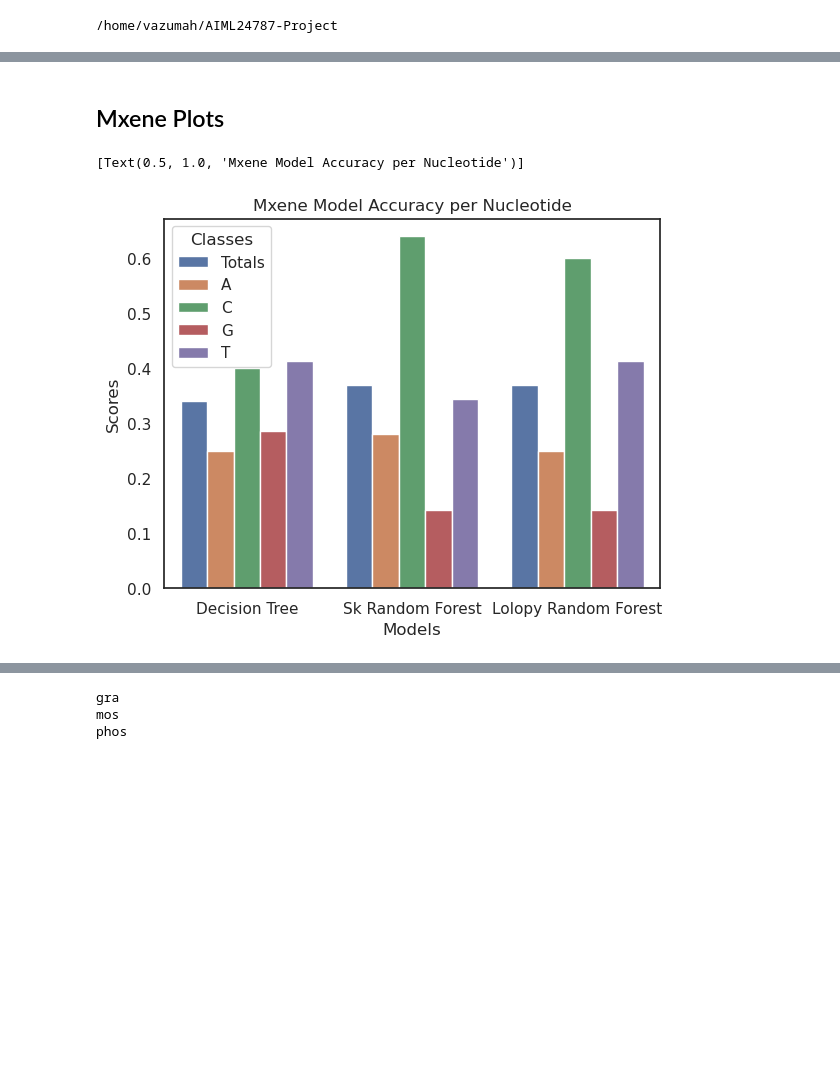
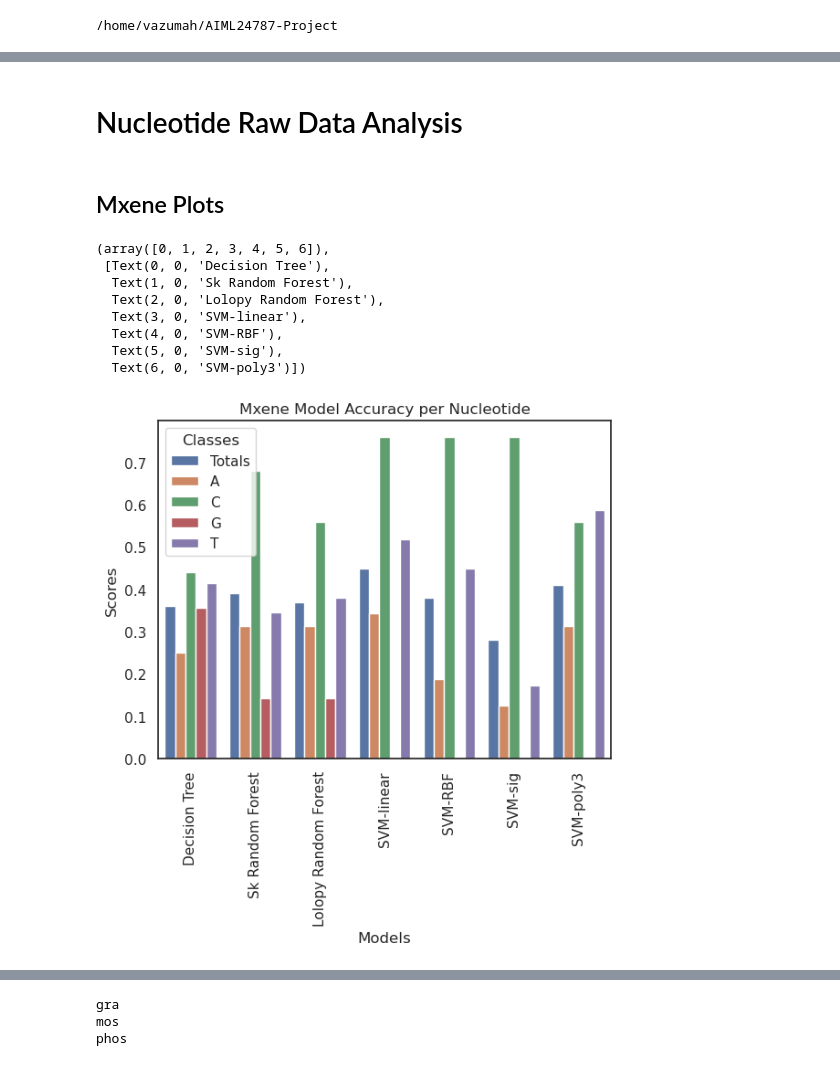
Before and after one commit to makazumah/AIML24787-Project, a Jupyter notebook: Random_forest_func_Form.ipynb, the cells around one changed output, grey strips where cells are left out. Drawn from its saved outputs; the diff is of its cells as text; code cells hidden in the pictures; blank space fills up the shorter version.

```diff
--- a/Random_forest_func_Form.ipynb
+++ b/Random_forest_func_Form.ipynb
@@ -57,5 +59,8 @@ def nucleotide_pore_data(name='mxene'):
     y = np.concatenate((A_y, C_y,G_y,T_y), axis=0)
     dna_class = np.concatenate((A_x_p, C_x_p,G_x_p,T_x_p), axis=0)
     Xeng = np.concatenate((X,dna_class), axis=1)
+    scaler = MinMaxScaler(feature_range=(0, 1))
+    X = scaler.fit_transform(X)
+    Xeng = scaler.fit_transform(Xeng)
 
     return X, y, dna_class, Xeng
@@ -149,0 +197,2 @@ def training_and_plots(X,y, mode='regular', name='mxene'):
+# %% [markdown]
+# Nucleotide Raw Data Analysis
@@ -154,13 +460,22 @@ Xxene, yxene, dna_xene, Xxeng = nucleotide_pore_data(name='mxene')
 # %%
 # Regular training
 mxene_df = training_and_plots(Xxene,yxene)
 sns.set(style='white')
 
 #create grouped bar chart
 sns.barplot(x='Models', y='Scores', hue='Classes', data=mxene_df).set(title='Mxene Model Accuracy per Nucleotide')
+plt.xticks(rotation=90)
+plt.show()
 # %% [output]
-[Text(0.5, 1.0, 'Mxene Model Accuracy per Nucleotide')]
+(array([0, 1, 2, 3, 4, 5, 6]),
+ [Text(0, 0, 'Decision Tree'),
+  Text(1, 0, 'Sk Random Forest'),
+  Text(2, 0, 'Lolopy Random Forest'),
+  Text(3, 0, 'SVM-linear'),
+  Text(4, 0, 'SVM-RBF'),
+  Text(5, 0, 'SVM-sig'),
+  Text(6, 0, 'SVM-poly3')])
-[figure, old version]
+[figure, new version]
 # %%
 # training with purines and pyrimidines engineering
 mxene_df_e = training_and_plots(Xxeng, yxene)
```
Also changed, not shown: parts of 56 cells of this notebook, 3 other files.
